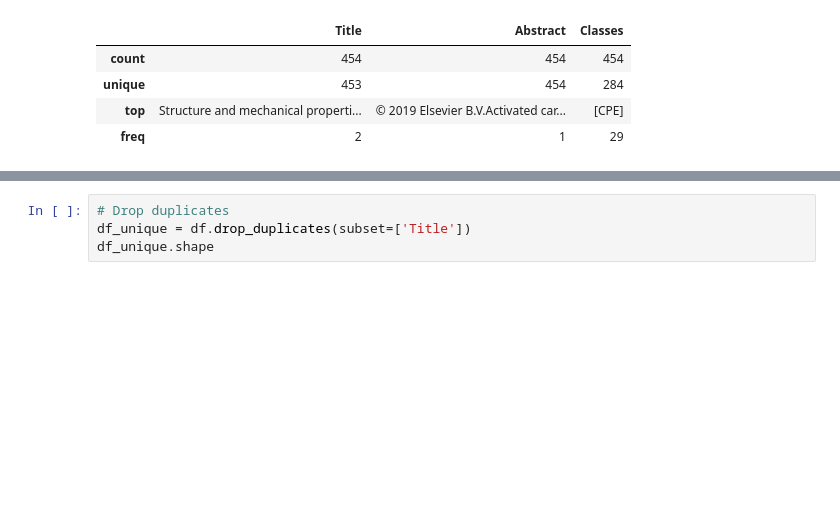
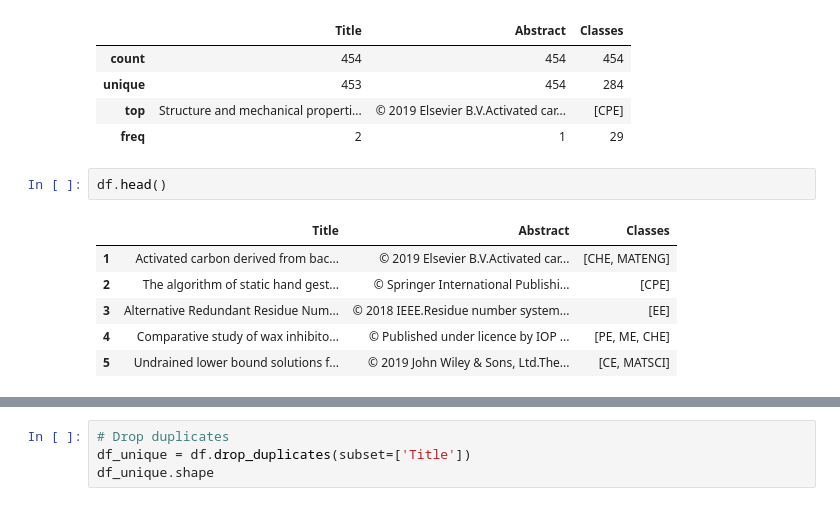
Before and after one commit to tsphere101/2110531_DSDE_2024s1, a Jupyter notebook: midterm-exam/final_report/multi_label_text_classification_src.ipynb, the cells around one changed output, grey strips where cells are left out. Saved outputs shown, nothing was run; the diff lists cells and outputs as text; blank space fills up the shorter version.

```diff
--- a/midterm-exam/final_report/multi_label_text_classification_src.ipynb
+++ b/midterm-exam/final_report/multi_label_text_classification_src.ipynb
@@ -71,3 +71,12 @@ None
 | unique | 453 | 454 | 284 |
 | top | Structure and mechanical properti... | © 2019 Elsevier B.V.Activated car... | [CPE] |
 | freq | 2 | 1 | 29 |
+# %%
+df.head()
+# %% [output]
+|  | Title | Abstract | Classes |
+| 1 | Activated carbon derived from bac... | © 2019 Elsevier B.V.Activated car... | [CHE, MATENG] |
+| 2 | The algorithm of static hand gest... | © Springer International Publishi... | [CPE] |
+| 3 | Alternative Redundant Residue Num... | © 2018 IEEE.Residue number system... | [EE] |
+| 4 | Comparative study of wax inhibito... | © Published under licence by IOP ... | [PE, ME, CHE] |
+| 5 | Undrained lower bound solutions f... | © 2019 John Wiley & Sons, Ltd.The... | [CE, MATSCI] |
```
Also changed, not shown: parts of 5 cells of this notebook, 29 other files.
